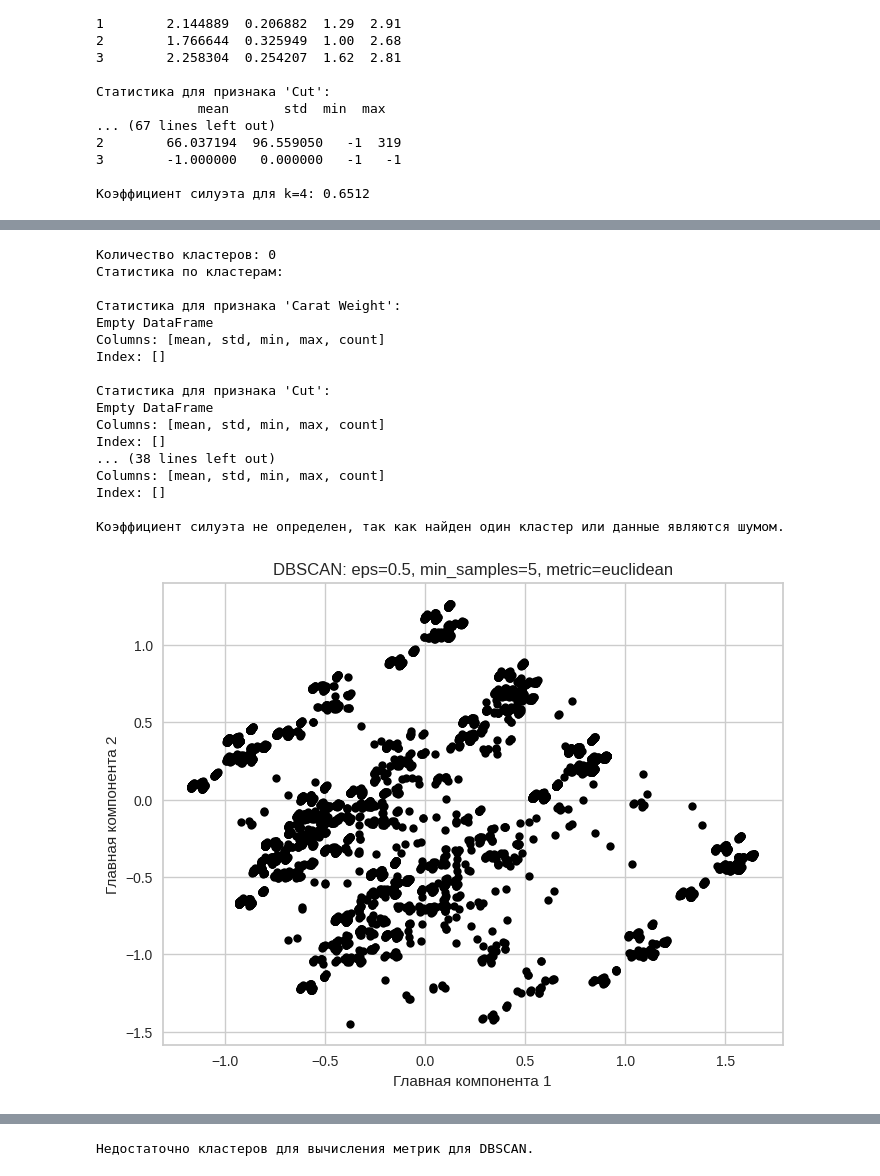
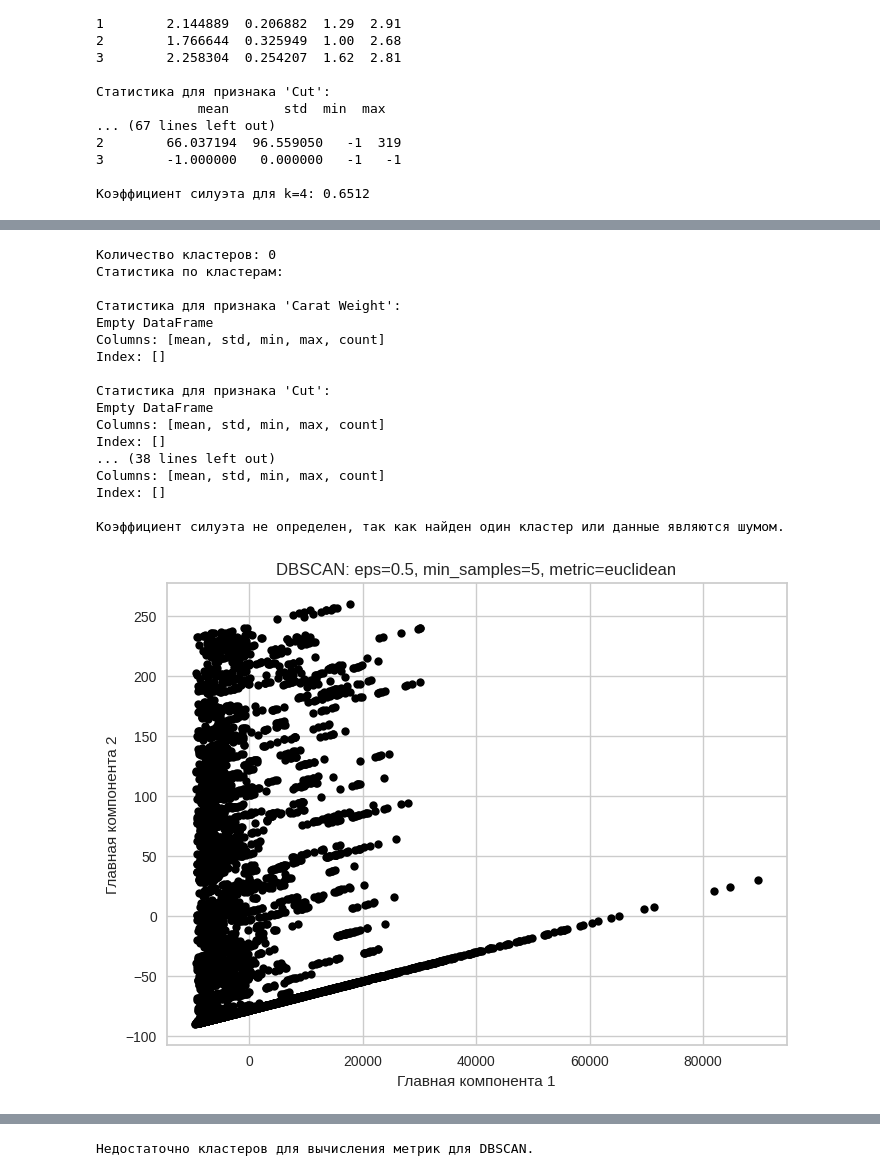
Before and after one commit to l-Monarch-l/Laborat, a Jupyter notebook: Задание6.ipynb, the cells around one changed output, grey strips where cells are left out. Saved outputs shown, nothing was run; the diff lists cells and outputs as text; code cells hidden in the pictures.

```diff
--- a/Задание6.ipynb
+++ b/Задание6.ipynb
@@ -359,7 +347,7 @@ else:
 # Визуализация результатов (с использованием PCA для снижения размерности)
 from sklearn.decomposition import PCA
 pca = PCA(n_components=2)
-principal_components = pca.fit_transform(df)
+principal_components = pca.fit_transform(data)
 df_pca = pd.DataFrame(data=principal_components, columns=['PC1', 'PC2'])
 df_pca['Cluster'] = labels
 
@@ -372,34 +360,34 @@ for k, col in zip(unique_labels, colors):
     if k == -1:
         # Черный цвет для шума
         col = [0, 0, 0, 1]
     plt.plot(df_pca.loc[class_member_mask, 'PC1'],
              df_pca.loc[class_member_mask, 'PC2'],
              'o', markerfacecolor=tuple(col),
              markeredgecolor='k', markersize=6)
 
 plt.title(f'DBSCAN: eps={eps}, min_samples={min_samples}, metric={metric}')
 plt.xlabel('Главная компонента 1')
 plt.ylabel('Главная компонента 2')
 plt.show()
 # %% [output]
 Количество кластеров: 0
 Статистика по кластерам:
 
 Статистика для признака 'Carat Weight':
 Empty DataFrame
 Columns: [mean, std, min, max, count]
 Index: []
 
 Статистика для признака 'Cut':
 Empty DataFrame
 Columns: [mean, std, min, max, count]
 Index: []
 ... (38 lines left out)
 Columns: [mean, std, min, max, count]
 Index: []
 
 Коэффициент силуэта не определен, так как найден один кластер или данные являются шумом.
-[figure, old version]
+[figure, new version]
 # %%
 from sklearn.metrics import calinski_harabasz_score, davies_bouldin_score
 # Кластеризация K-means
```
Also changed, not shown: parts of 6 cells of this notebook.
